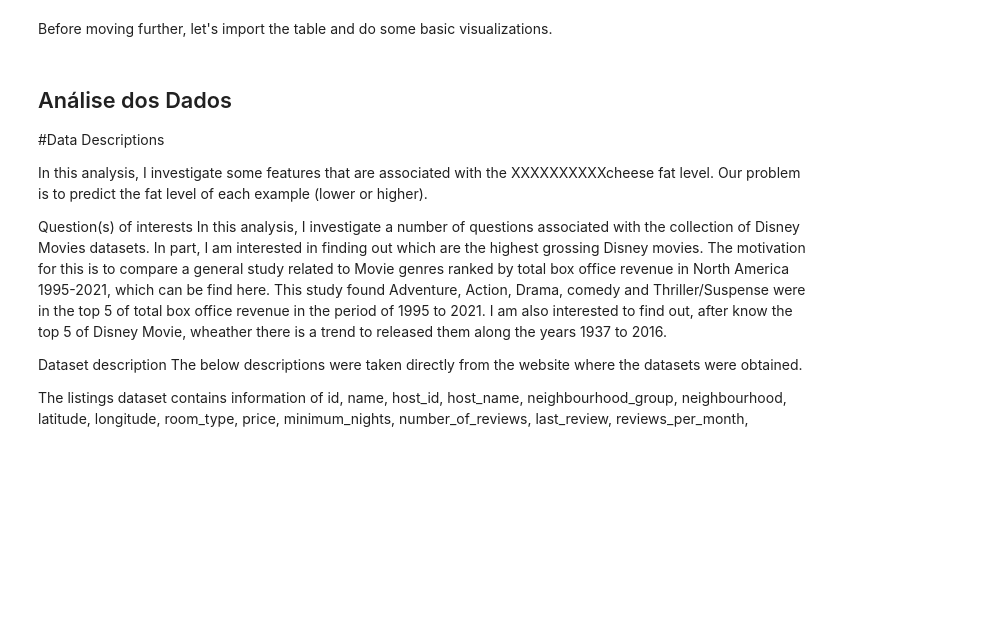
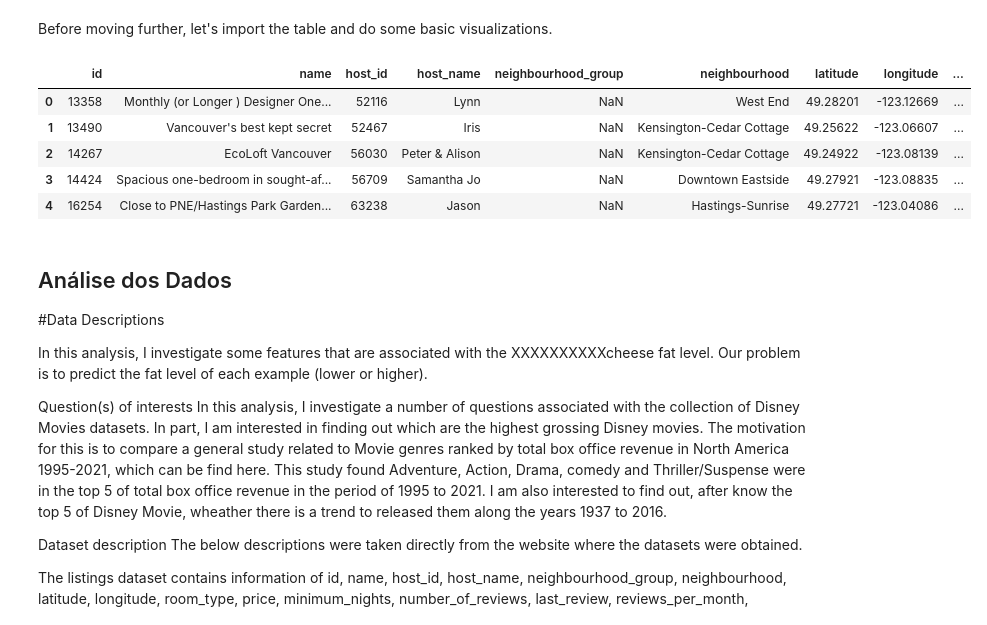
Before and after one commit to Mdrsilva/Data_Science, a Jupyter notebook: Airbnb Data Analysis.ipynb, the cells around one changed output. Cells and saved outputs as stored; diff of their text form; code cells hidden in the pictures; blank space fills up the shorter version.

```diff
--- a/Airbnb Data Analysis.ipynb
+++ b/Airbnb Data Analysis.ipynb
@@ -52,7 +53,15 @@ import seaborn as sns
 %matplotlib inline
 # %%
 # import the required file
-df = pd.read_csv("http://data.insideairbnb.com/canada/bc/vancouver/2021-12-11/visualisations/listings.csv")
+df = pd.read_csv("http://data.insideairbnb.com/canada/bc/vancouver/2022-09-10/visualisations/listings.csv")
+df.head()
+# %% [output]
+|  | id | name | host_id | host_name | neighbourhood_group | neighbourhood | latitude | longitude | ... |
+| 0 | 13358 | Monthly (or Longer ) Designer One... | 52116 | Lynn | NaN | West End | 49.28201 | -123.12669 | ... |
+| 1 | 13490 | Vancouver's best kept secret | 52467 | Iris | NaN | Kensington-Cedar Cottage | 49.25622 | -123.06607 | ... |
+| 2 | 14267 | EcoLoft Vancouver | 56030 | Peter & Alison | NaN | Kensington-Cedar Cottage | 49.24922 | -123.08139 | ... |
+| 3 | 14424 | Spacious one-bedroom in sought-af... | 56709 | Samantha Jo | NaN | Downtown Eastside | 49.27921 | -123.08835 | ... |
+| 4 | 16254 | Close to PNE/Hastings Park Garden... | 63238 | Jason | NaN | Hastings-Sunrise | 49.27721 | -123.04086 | ... |
 # %% [markdown]
 ## Análise dos Dados
 #Data Descriptions
```
